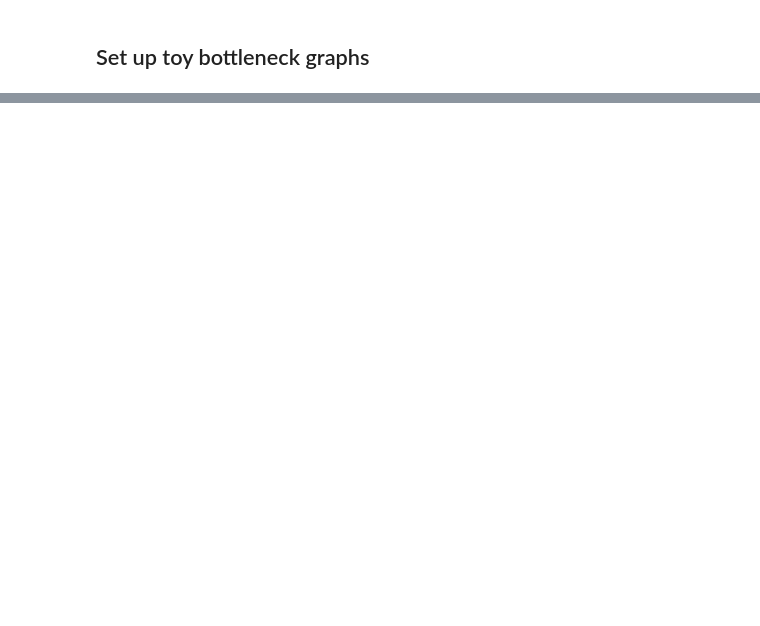
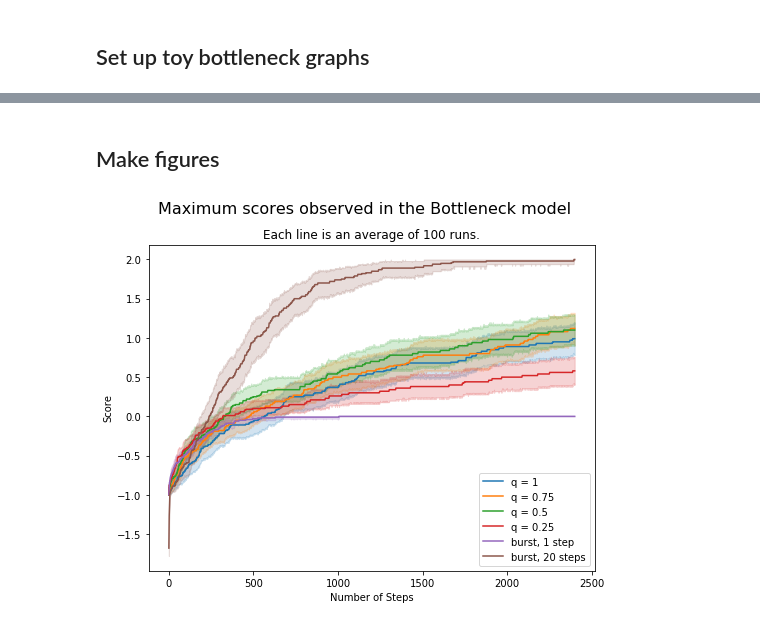
Before and after one commit to vrdi/shortbursts-gingles, a Jupyter notebook: toy_models/bottleneck.ipynb, the cells around one changed output, grey strips where cells are left out. Cells and saved outputs as stored; diff of their text form; code cells hidden in the pictures; blank space fills up the shorter version.

```diff
--- a/toy_models/bottleneck.ipynb
+++ b/toy_models/bottleneck.ipynb
@@ -352,11 +14,0 @@ start = get_starting_point(H_prime)
-# %%
-rw = [random_walk(H_prime, iters, "w", start) for n in range(N)]
-tw = [tilted_run(H_prime, iters, "w", start, 0.25) for n in range(N)]
-gw = [greedy_run(H_prime, iters, "w", start) for n in range(N)]
-# %%
-sb2 = [short_burst(H_prime, 2, int(iters/2), "w", start) for n in range(N)]
-sb5 = [short_burst(H_prime, 5, int(iters/5), "w", start) for n in range(N)]
-sb10 = [short_burst(H_prime, 10, int(iters/10), "w", start) for n in range(N)]
-sb20 = [short_burst(H_prime, 20, int(iters/20), "w", start) for n in range(N)]
-sb40 = [short_burst(H_prime, 40, int(iters/40), "w", start) for n in range(N)]
-sb100 = [short_burst(H_prime, 100, int(iters/100), "w", start) for n in range(N)]
@@ -367,0 +238,9 @@ vsb40 = [variable_short_bursts(H_prime, iters, "w", start, stuck_buffer=40) for
+# %%
+K = 20
+P = 7
+N = 100
+iters = 2400
+score = "w"
+save_figs = True
+G = bottle_neck_graph(K, P)
+start = get_starting_point_neg1(G)
@@ -367,0 +281,29 @@ vsb40 = [variable_short_bursts(H_prime, iters, "w", start, stuck_buffer=40) for
+# %% [markdown]
+## Make figures
+# %%
+plt.figure(figsize=(8,6))
+plt.suptitle("Maximum scores observed in the Bottleneck model", fontsize=16)
+plt.title("Each line is an average of 100 runs.", fontsize=12)
+plt.xlabel("Number of Steps")
+plt.ylabel("Score")
+
+sns.lineplot(y = np.array([np.maximum.accumulate(r[0]) for r in rw]).flatten(),
+             x=[i for i in range(iters)]*N, label="q = 1")
+sns.lineplot(y = np.array([np.maximum.accumulate(r[0]) for r in tw_pt75]).flatten(),
+             x=[i for i in range(iters)]*N, label="q = 0.75")
+sns.lineplot(y = np.array([np.maximum.accumulate(r[0]) for r in tw_pt5]).flatten(),
+             x=[i for i in range(iters)]*N, label="q = 0.5")
+sns.lineplot(y = np.array([np.maximum.accumulate(r[0]) for r in tw_pt25]).flatten(),
+             x=[i for i in range(iters)]*N, label="q = 0.25")
+sns.lineplot(y = np.array([np.maximum.accumulate(r[0]) for r in gw]).flatten(),
+             x=[i for i in range(iters)]*N, label="burst, 1 step")
+sns.lineplot(y = np.array([np.maximum.accumulate(r[0]) for r in sb20]).flatten(),
+             x=[i for i in range(iters)]*N, label="burst, 20 steps")
+
+if save_figs:
+    plt.savefig("bottleneck_walks_and_bursts_K{k}_P{p}_iters{iters}.png".format(k=K, p=P, iters=iters)
+                , dpi=300, bbox_inches="tight")
+else:
+    plt.show()
+# %% [output]
+[figure, added]
```
Also changed, not shown: parts of 54 cells of this notebook, 2 other files.
